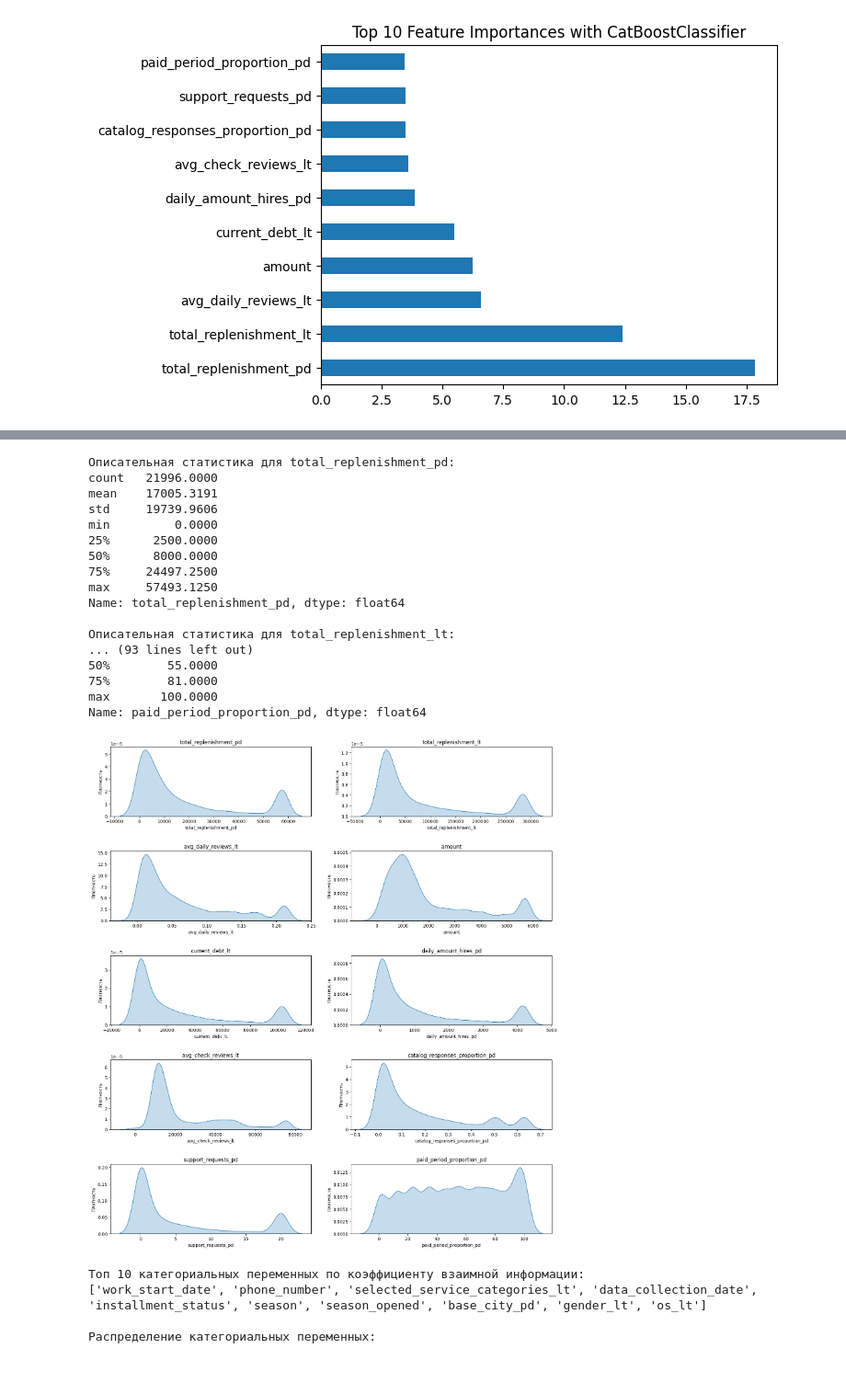
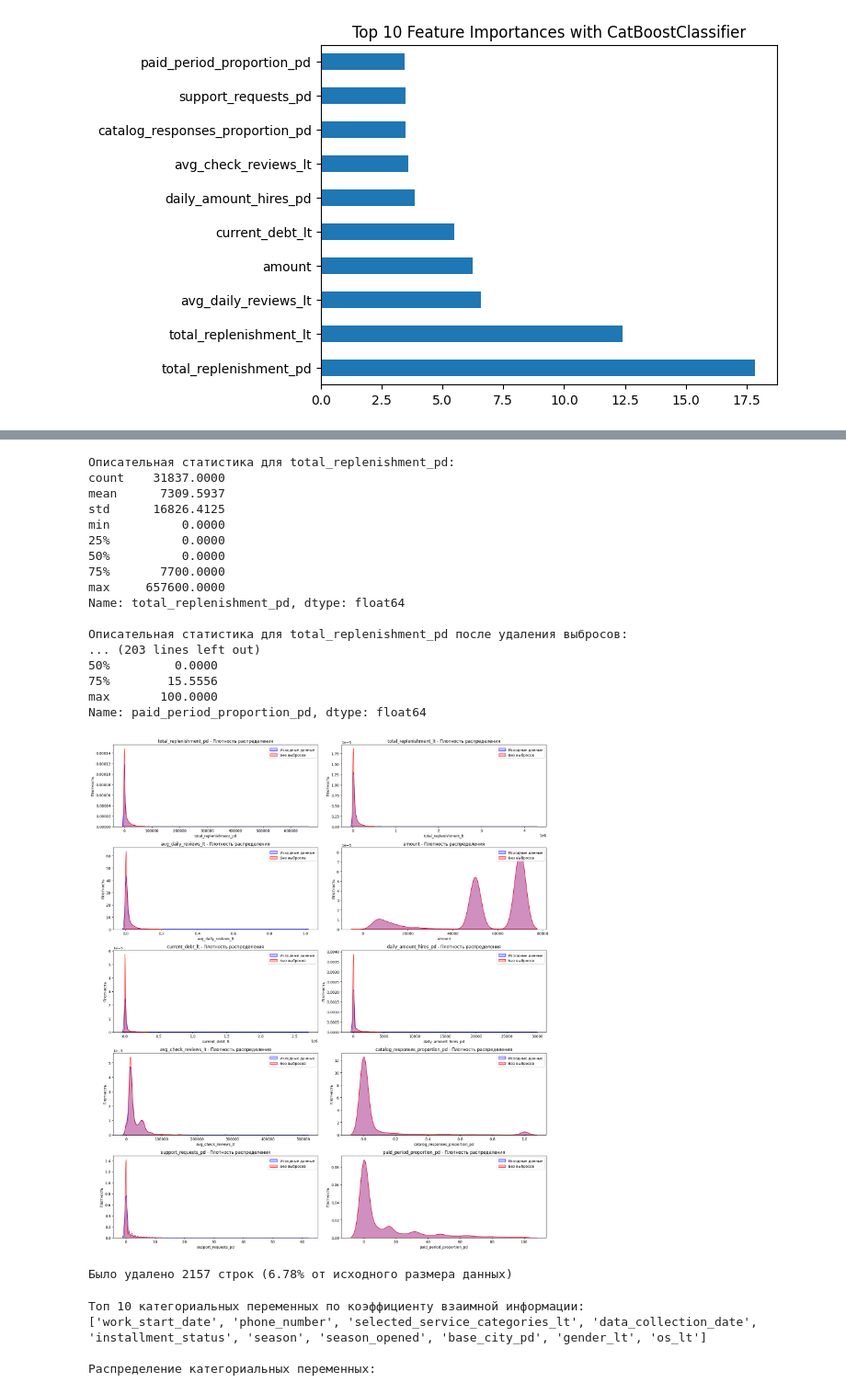
Before and after one commit to zebunisso/naimi, a Jupyter notebook: naimi.ipynb, the cells around one changed output, grey strips where cells are left out. Shown at 92% size. Drawn from its saved outputs; the diff is of its cells as text; code cells hidden in the pictures.

```diff
--- a/naimi.ipynb
+++ b/naimi.ipynb
@@ -291,49 +295,69 @@ for ax in plt.gcf().axes:
 # %%
 top_10_features = pd.Series(model.feature_importances_, index=X_train_cleaned.columns).nlargest(10).index
 
-for feature in top_10_features:
-    q1 = data[feature].quantile(0.25)
-    q3 = data[feature].quantile(0.75)
+original_rows = len(df)
+removed_rows_total = 0
+
+def remove_outliers(data, feature):
+    q1 = data[feature].quantile(0.05)
+    q3 = data[feature].quantile(0.95)
     iqr = q3 - q1
     lower_bound = q1 - 1.5 * iqr
     upper_bound = q3 + 1.5 * iqr
-    data[feature] = data[feature].clip(lower=lower_bound, upper=upper_bound)
+    cleaned_data = data[(data[feature] >= lower_bound) & (data[feature] <= upper_bound)]
+    return cleaned_data
 
-# Выводим отдельные графики для каждой из топ 10 переменных
 fig, axes = plt.subplots(nrows=5, ncols=2, figsize=(18, 20), dpi=100)
 axes = axes.ravel()
 
 for i, feature in enumerate(top_10_features):
-    sns.kdeplot(data[feature], ax=axes[i], shade=True)
-    axes[i].set_title(feature)
+    data_cleaned = df.copy()
+
+    data_cleaned = remove_outliers(data_cleaned, feature)
+
+    sns.kdeplot(df[feature], ax=axes[i], shade=True, color='b', label='Исходные данные')
+    sns.kdeplot(data_cleaned[feature], ax=axes[i], shade=True, color='r', label='Без выбросов')
+    axes[i].set_title(f"{feature} - Плотность распределения")
     axes[i].set_xlabel(feature)
     axes[i].set_ylabel('Плотность')
+    axes[i].legend()
 
     print(f"Описательная статистика для {feature}:")
-    print(data[feature].describe())
+    print(df[feature].describe())
+    print()
+    print(f"Описательная статистика для {feature} после удаления выбросов:")
+    print(data_cleaned[feature].describe())
     print()
 
-plt.subplots_adjust(hspace=0.5)
+    removed_rows = original_rows - len(data_cleaned)
+    removed_rows_total += removed_rows
+
+plt.tight_layout()
 plt.show()
+
+removal_ratio = removed_rows_total / original_rows * 100
+
+print(f"Было удалено {removed_rows_total} строк ({removal_ratio:.2f}% от исходного размера данных)")
 # %% [output]
 Описательная статистика для total_replenishment_pd:
-count   21996.0000
-mean    17005.3191
-std     19739.9606
-min         0.0000
-25%      2500.0000
-50%      8000.0000
-75%     24497.2500
-max     57493.1250
+count    31837.0000
+mean      7309.5937
+std      16826.4125
+min          0.0000
+25%          0.0000
+50%          0.0000
+75%       7700.0000
+max     657600.0000
 Name: total_replenishment_pd, dtype: float64
 
-Описательная статистика для total_replenishment_lt:
-... (93 lines left out)
-50%        55.0000
-75%        81.0000
+Описательная статистика для total_replenishment_pd после удаления выбросов:
+... (203 lines left out)
+50%         0.0000
+75%        15.5556
 max       100.0000
 Name: paid_period_proportion_pd, dtype: float64
-[figure, old version]
+[figure, new version]
+Было удалено 2157 строк (6.78% от исходного размера данных)
 # %%
 df = pd.read_csv(r'D:\python\1_Internship\naimi_new4_preprocessed.csv', low_memory=False)
 
```
Also changed, not shown: parts of 4 cells of this notebook.
